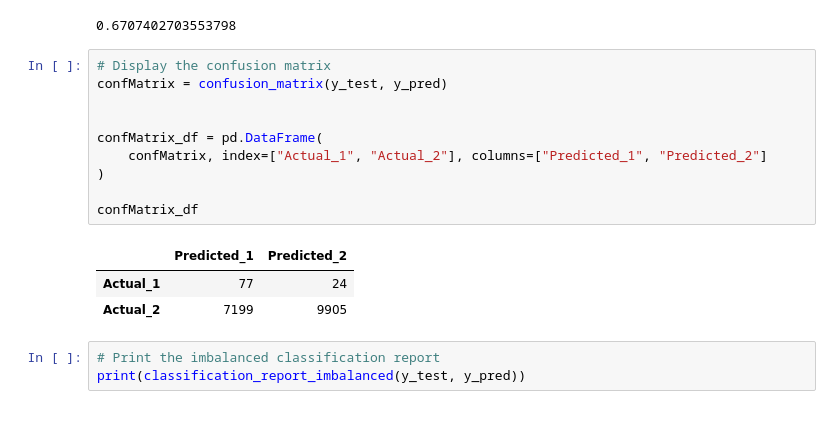
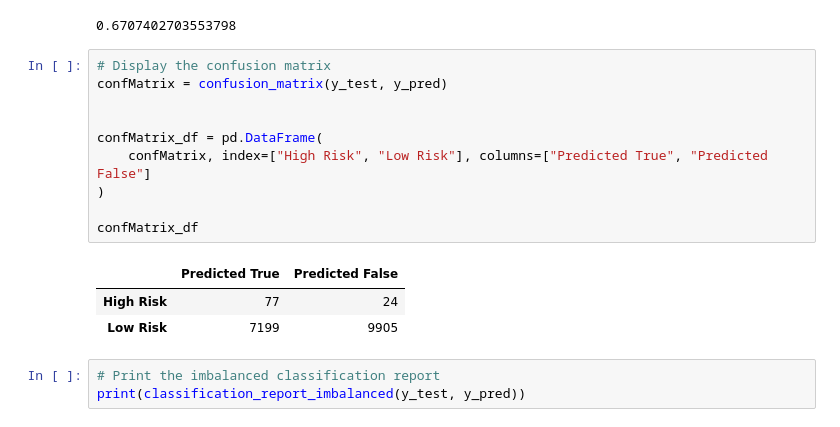
Before and after one commit to jgarbett44/Credit_Risk_Analysis, a Jupyter notebook: credit_risk_resampling.ipynb, the cells around one changed output. Cells and saved outputs as stored; diff of their text form.

```diff
--- a/credit_risk_resampling.ipynb
+++ b/credit_risk_resampling.ipynb
@@ -315,17 +315,17 @@ accuracy_score
 # %%
 # Display the confusion matrix
 confMatrix = confusion_matrix(y_test, y_pred)
 
 
 confMatrix_df = pd.DataFrame(
-    confMatrix, index=["Actual_1", "Actual_2"], columns=["Predicted_1", "Predicted_2"]
+    confMatrix, index=["High Risk", "Low Risk"], columns=["Predicted True", "Predicted False"]
 )
 
 confMatrix_df
 # %% [output]
-|  | Predicted_1 | Predicted_2 |
-| Actual_1 | 77 | 24 |
-| Actual_2 | 7199 | 9905 |
+|  | Predicted True | Predicted False |
+| High Risk | 77 | 24 |
+| Low Risk | 7199 | 9905 |
 # %%
 # Print the imbalanced classification report
 print(classification_report_imbalanced(y_test, y_pred))
```
Also changed, not shown: parts of 3 cells of this notebook, 3 other files.
